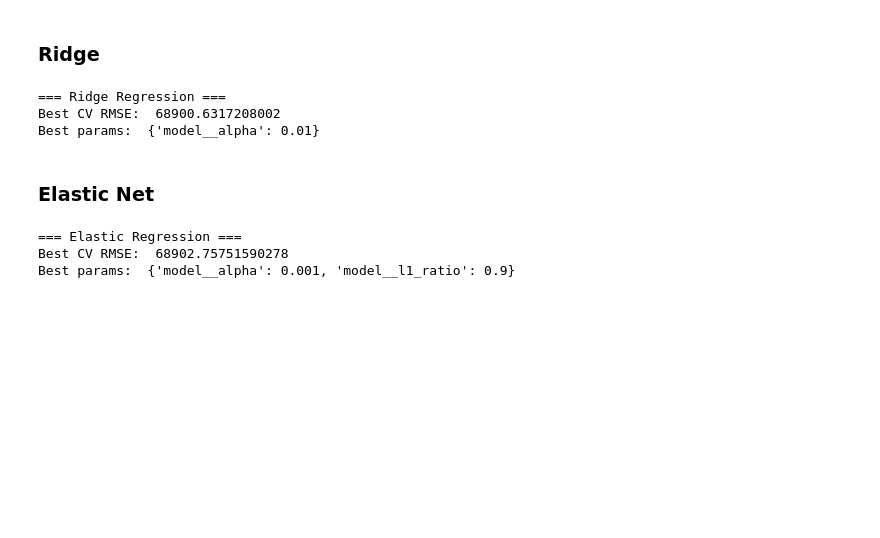
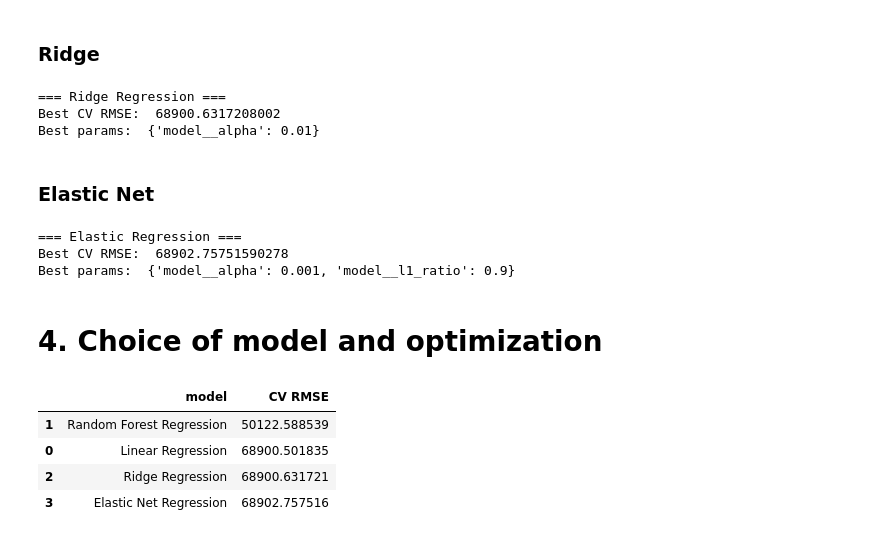
Before and after one commit to markusgunnar/California-Housing, a Jupyter notebook: report.ipynb, the cells around one changed output. Saved outputs shown, nothing was run; the diff lists cells and outputs as text; code cells hidden in the pictures; blank space fills up the shorter version.

Commit message:
Added Random Forest Regressor. Compared and chose best model.

```diff
--- a/report.ipynb
+++ b/report.ipynb
@@ -268,0 +281,23 @@ Linear Regression - CV RMSE:  68900.50183455252
+# %%
+# --- Random Forest pipeline ---
+r_forest_pipeline = Pipeline([
+    ("preprocess", preprocessor),
+    ("model", RandomForestRegressor(random_state=17))
+])
+
+r_forest_grid = GridSearchCV(
+        estimator=r_forest_pipeline,
+        param_grid={},
+        scoring="neg_root_mean_squared_error",
+        cv=cv_strategy,
+        n_jobs=-1
+    )
+
+# --- Fit model ---
+r_forest_grid.fit(x_train, y_train)
+print("Random Forest Regression - CV RMSE: ", -r_forest_grid.best_score_)
+
+# Use the best estimator found by GridSearchCV
+y_pred = r_forest_grid.best_estimator_.predict(x_test)
+results = evaluate_regression_model(y_test, y_pred, "Random Forest Regression")
+results
@@ -309,3 +350,21 @@ elastic_grid = run_grid_search(
 === Elastic Regression ===
 Best CV RMSE:  68902.75751590278
 Best params:  {'model__alpha': 0.001, 'model__l1_ratio': 0.9}
+# %% [markdown]
+# 4. Choice of model and optimization
+# %%
+cv_results = []
+
+cv_results.append({"model": "Linear Regression", "CV RMSE": -linear_grid.best_score_})
+cv_results.append({"model": "Random Forest Regression", "CV RMSE": -r_forest_grid.best_score_})
+cv_results.append({"model": "Ridge Regression", "CV RMSE": -ridge_grid.best_score_})
+cv_results.append({"model": "Elastic Net Regression", "CV RMSE": -elastic_grid.best_score_})
+
+cv_results_df = pd.DataFrame(cv_results).sort_values("CV RMSE")
+cv_results_df
+# %% [output]
+|  | model | CV RMSE |
+| 1 | Random Forest Regression | 50122.588539 |
+| 0 | Linear Regression | 68900.501835 |
+| 2 | Ridge Regression | 68900.631721 |
+| 3 | Elastic Net Regression | 68902.757516 |
```
Also changed, not shown: parts of 5 cells of this notebook.
